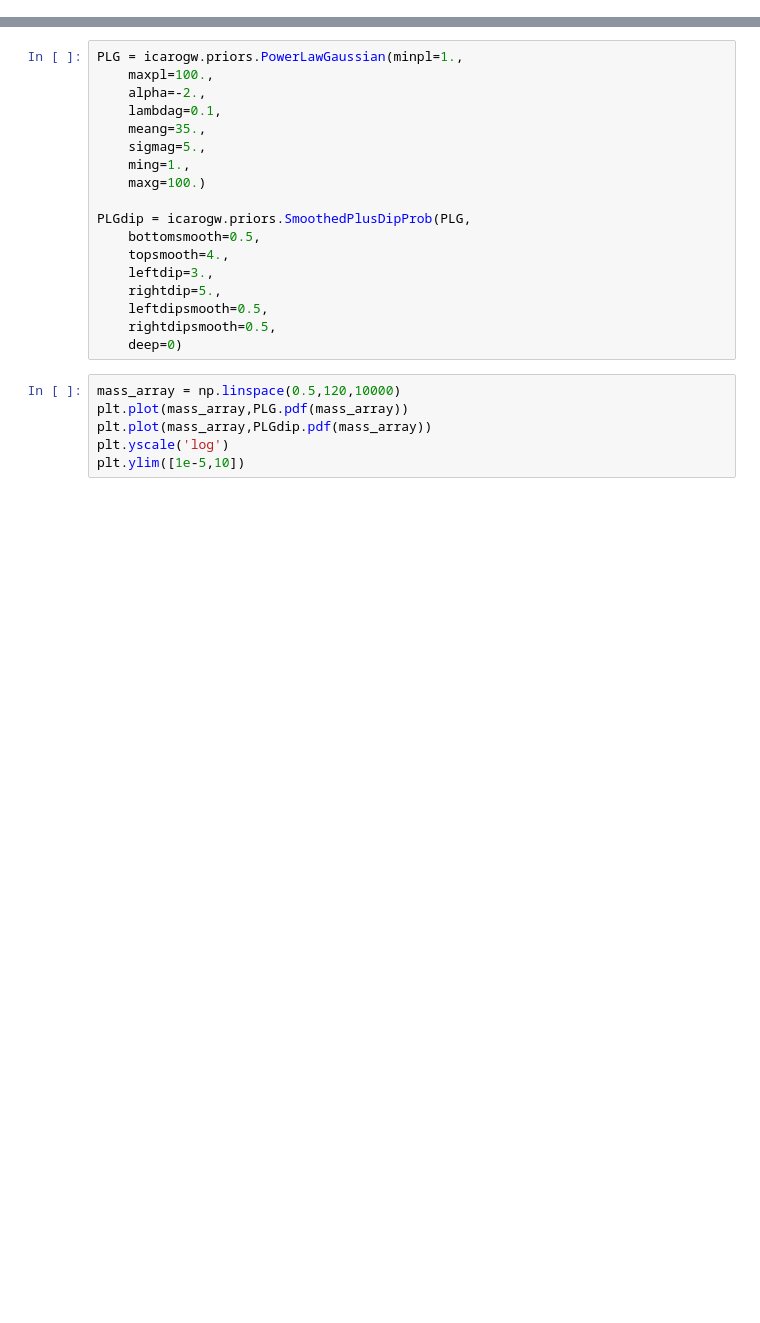
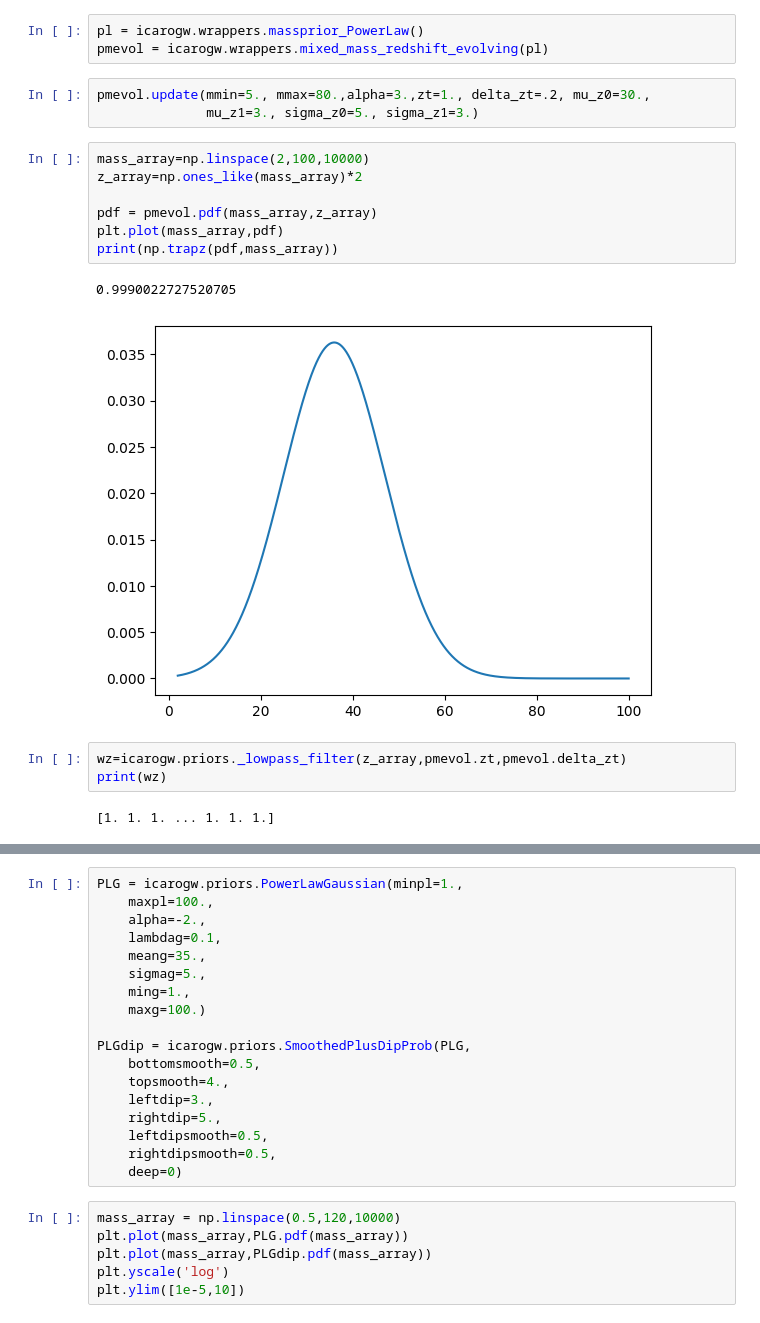
Before and after one commit to simone-mastrogiovanni/icarogw, a Jupyter notebook: checks.ipynb, the cells around one changed output, grey strips where cells are left out. Saved outputs shown, nothing was run; the diff lists cells and outputs as text; blank space fills up the shorter version.

Commit message:
Implementation mass function evolving in redshift

```diff
--- a/checks.ipynb
+++ b/checks.ipynb
@@ -24,0 +8,21 @@ import lal
+# %%
+pl = icarogw.wrappers.massprior_PowerLaw()
+pmevol = icarogw.wrappers.mixed_mass_redshift_evolving(pl)
+# %%
+pmevol.update(mmin=5., mmax=80.,alpha=3.,zt=1., delta_zt=.2, mu_z0=30.,
+              mu_z1=3., sigma_z0=5., sigma_z1=3.)
+# %%
+mass_array=np.linspace(2,100,10000)
+z_array=np.ones_like(mass_array)*2
+
+pdf = pmevol.pdf(mass_array,z_array)
+plt.plot(mass_array,pdf)
+print(np.trapz(pdf,mass_array))
+# %% [output]
+0.9990022727520705
+[figure, added]
+# %%
+wz=icarogw.priors._lowpass_filter(z_array,pmevol.zt,pmevol.delta_zt)
+print(wz)
+# %% [output]
+[1. 1. 1. ... 1. 1. 1.]
```
Also changed, not shown: parts of 2 cells of this notebook, 2 other files.
